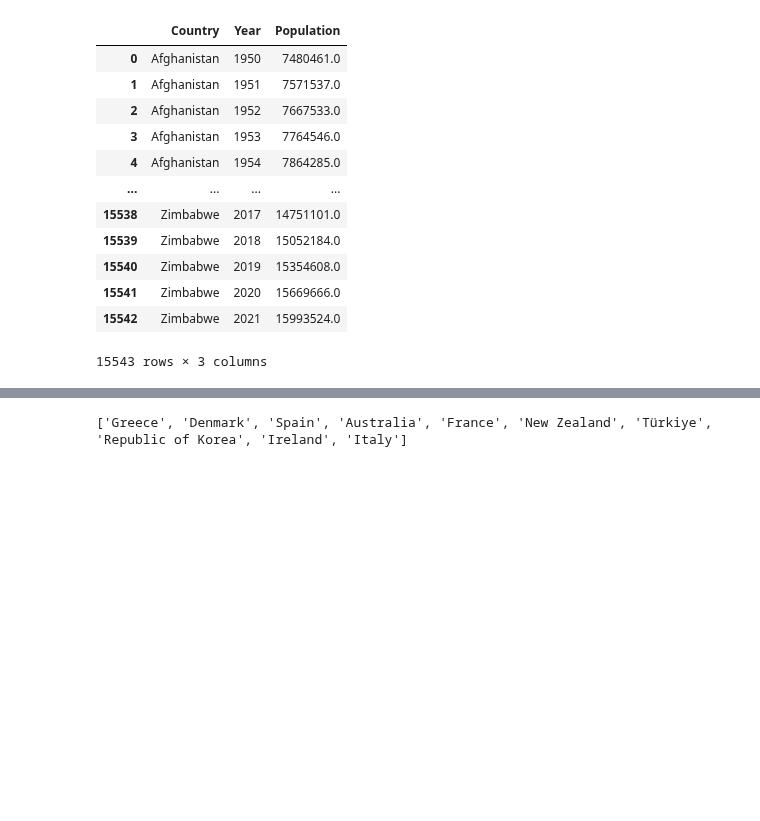
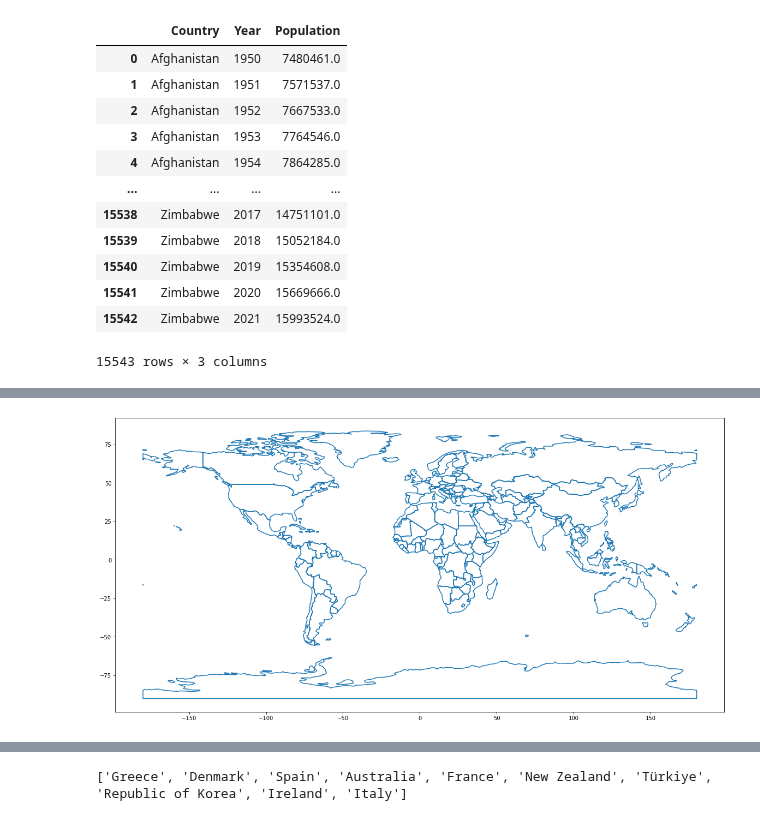
Before and after one commit to saumyasucharita/Agriculture-Data-Analysis, a Jupyter notebook: Exploratory Agriculture Data Analysis_Year 2007_FAOSTAT.ipynb, the cells around one changed output, grey strips where cells are left out. Saved outputs shown, nothing was run; the diff lists cells and outputs as text; code cells hidden in the pictures; blank space fills up the shorter version.

```diff
--- a/Exploratory Agriculture Data Analysis_Year 2007_FAOSTAT.ipynb
+++ b/Exploratory Agriculture Data Analysis_Year 2007_FAOSTAT.ipynb
@@ -83,0 +127,7 @@ agri_percapita_data
+# %%
+#Plot world-map of agricultural production per capita
+df_world = gpd.read_file(gpd.datasets.get_path('naturalearth_lowres'))
+
+print(f"{type(df_world)}, {df_world.geometry.name}")
+
+print(df_world.head())
@@ -83,0 +161,4 @@ agri_percapita_data
+# %%
+ax = df_world["geometry"].boundary.plot(figsize=(20,16))
+# %% [output]
+[figure, added]
```
Also changed, not shown: parts of 13 cells of this notebook, 2 other files.
